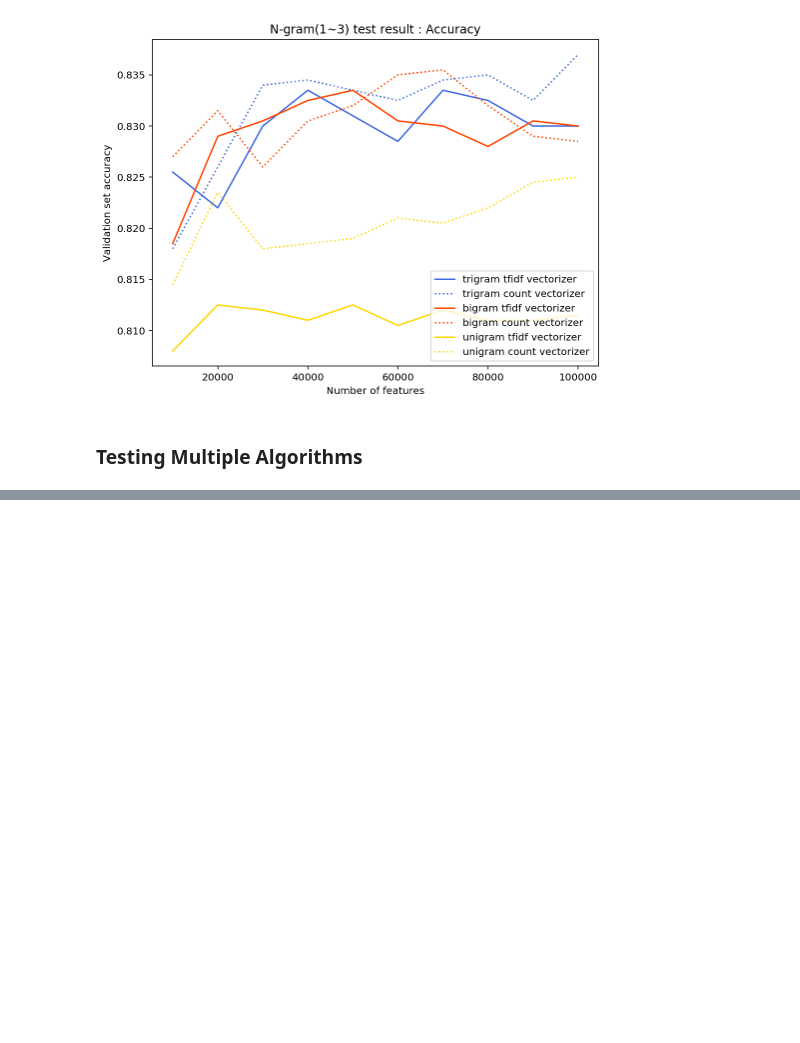
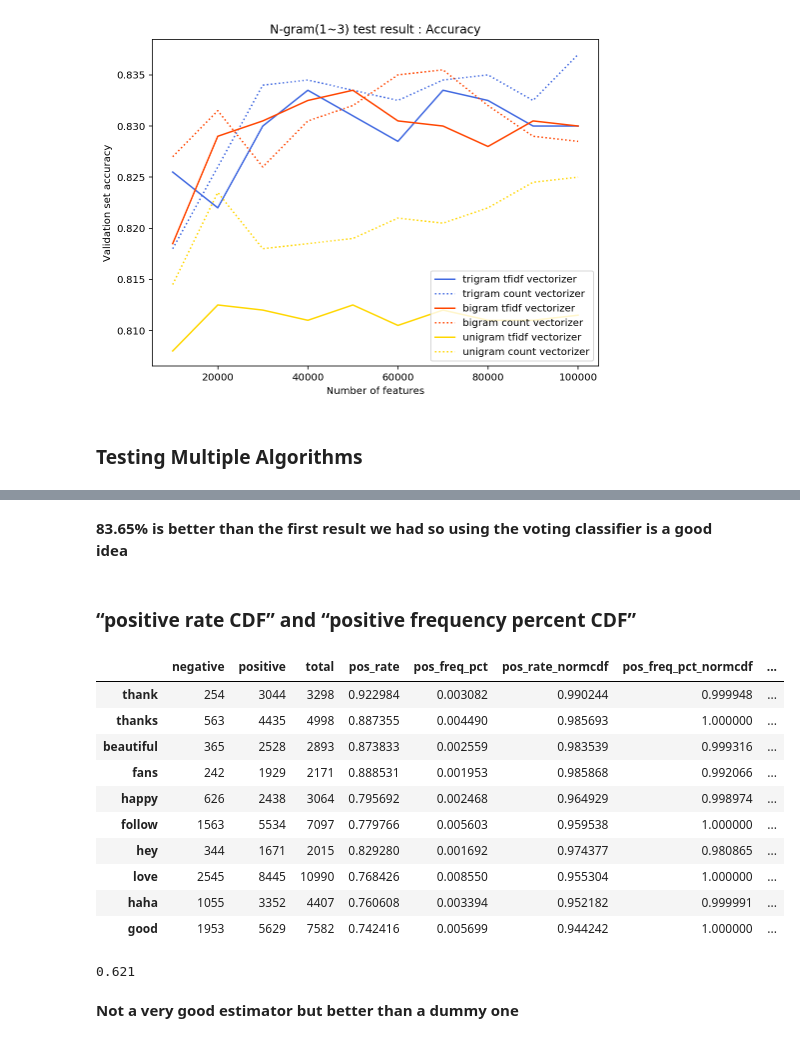
Before and after one commit to fkanoun/Twitter-Sentiment-Analysis, a Jupyter notebook: project2_testing.ipynb, the cells around one changed output, grey strips where cells are left out. Cells and saved outputs as stored; diff of their text form; code cells hidden in the pictures; blank space fills up the shorter version.

```diff
--- a/project2_testing.ipynb
+++ b/project2_testing.ipynb
@@ -708,0 +780,64 @@ AdaBoostClassifier(algorithm='SAMME.R', base_estimator=None,
+# %% [markdown]
+**83.65% is better than the first result we had so using the voting classifier is a good idea**
+# %% [markdown]
+### “positive rate CDF” and “positive frequency percent CDF”
+# %%
+from sklearn.feature_extraction.text import CountVectorizer
+cvec = CountVectorizer(max_features=10000)
+cvec.fit(x_train)
+
+neg_train = x_train[y_train == 0]
+pos_train = x_train[y_train == 1]
+neg_doc_matrix = cvec.transform(neg_train)
+pos_doc_matrix = cvec.transform(pos_train)
+neg_tf = np.sum(neg_doc_matrix,axis=0)
+pos_tf = np.sum(pos_doc_matrix,axis=0)
+
+from scipy.stats import hmean
+from scipy.stats import norm
+def normcdf(x):
+    return norm.cdf(x, x.mean(), x.std())
+
+neg = np.squeeze(np.asarray(neg_tf))
+pos = np.squeeze(np.asarray(pos_tf))
+term_freq_df2 = pd.DataFrame([neg,pos],columns=cvec.get_feature_names()).transpose()
+term_freq_df2.columns = ['negative', 'positive']
+term_freq_df2['total'] = term_freq_df2['negative'] + term_freq_df2['positive']
+term_freq_df2['pos_rate'] = term_freq_df2['positive'] * 1./term_freq_df2['total']
+term_freq_df2['pos_freq_pct'] = term_freq_df2['positive'] * 1./term_freq_df2['positive'].sum()
+term_freq_df2['pos_rate_normcdf'] = normcdf(term_freq_df2['pos_rate'])
+term_freq_df2['pos_freq_pct_normcdf'] = normcdf(term_freq_df2['pos_freq_pct'])
+term_freq_df2['pos_normcdf_hmean'] = hmean([term_freq_df2['pos_rate_normcdf'], term_freq_df2['pos_freq_pct_normcdf']])
+term_freq_df2.sort_values(by='pos_normcdf_hmean', ascending=False).iloc[:10]
+# %% [output]
+|  | negative | positive | total | pos_rate | pos_freq_pct | pos_rate_normcdf | pos_freq_pct_normcdf | ... |
+| thank | 254 | 3044 | 3298 | 0.922984 | 0.003082 | 0.990244 | 0.999948 | ... |
+| thanks | 563 | 4435 | 4998 | 0.887355 | 0.004490 | 0.985693 | 1.000000 | ... |
+| beautiful | 365 | 2528 | 2893 | 0.873833 | 0.002559 | 0.983539 | 0.999316 | ... |
+| fans | 242 | 1929 | 2171 | 0.888531 | 0.001953 | 0.985868 | 0.992066 | ... |
+| happy | 626 | 2438 | 3064 | 0.795692 | 0.002468 | 0.964929 | 0.998974 | ... |
+| follow | 1563 | 5534 | 7097 | 0.779766 | 0.005603 | 0.959538 | 1.000000 | ... |
+| hey | 344 | 1671 | 2015 | 0.829280 | 0.001692 | 0.974377 | 0.980865 | ... |
+| love | 2545 | 8445 | 10990 | 0.768426 | 0.008550 | 0.955304 | 1.000000 | ... |
+| haha | 1055 | 3352 | 4407 | 0.760608 | 0.003394 | 0.952182 | 0.999991 | ... |
+| good | 1953 | 5629 | 7582 | 0.742416 | 0.005699 | 0.944242 | 1.000000 | ... |
+# %%
+pos_hmean = term_freq_df2.pos_normcdf_hmean
+
+y_val_predicted_proba = []
+for t in x_validation:
+    hmean_scores = [pos_hmean[w] for w in t.split() if w in pos_hmean.index]
+    if len(hmean_scores) > 0:
+        prob_score = np.mean(hmean_scores)
+    else:
+        prob_score = np.random.random()
+    y_val_predicted_proba.append(prob_score)
+
+pred = [1 if t > 0.56 else 0 for t in y_val_predicted_proba]
+
+from sklearn.metrics import accuracy_score
+accuracy_score(y_validation,pred)
+# %% [output]
+0.621
+# %% [markdown]
+**Not a very good estimator but better than a dummy one**
```
Also changed, not shown: parts of 5 cells of this notebook.
